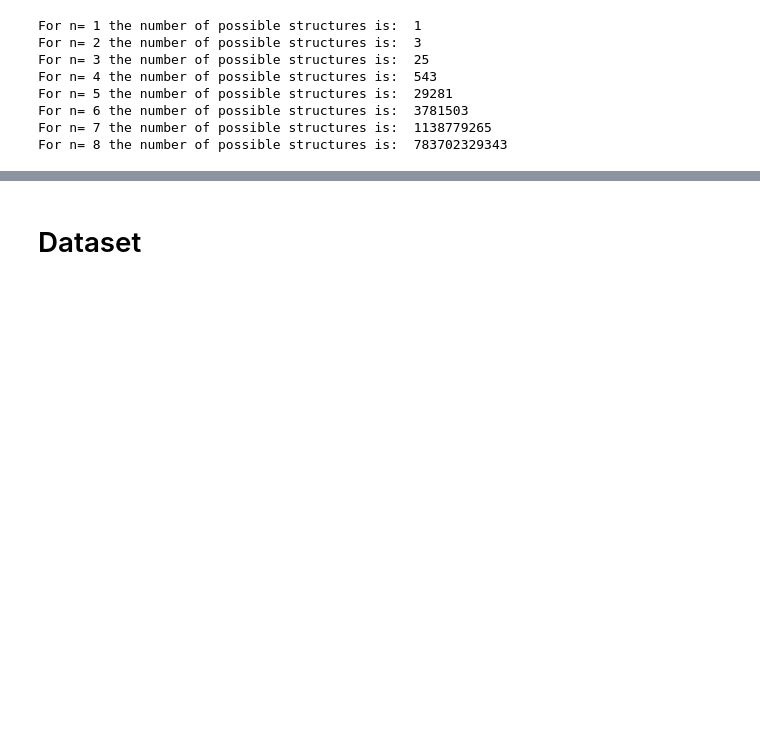
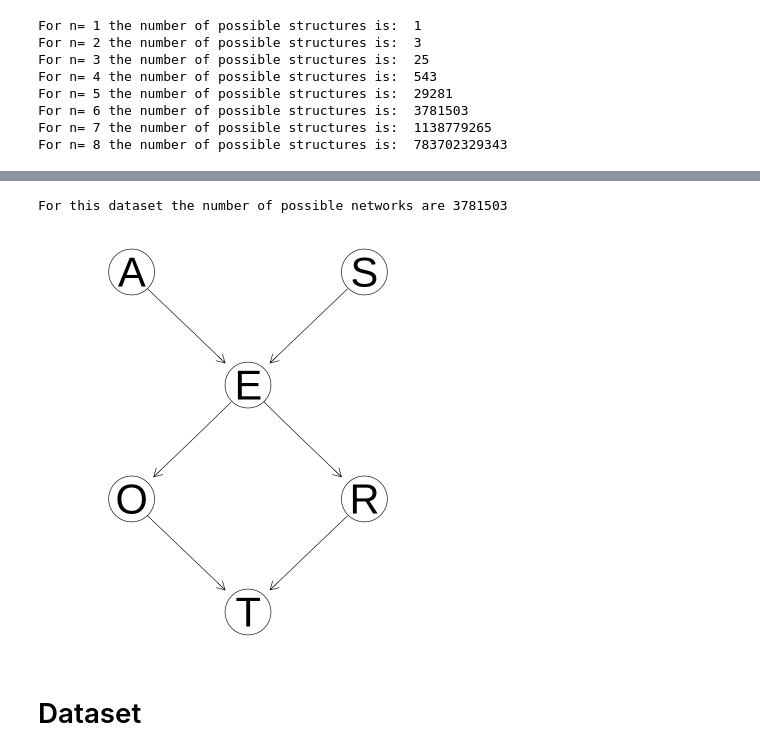
Before and after one commit to SaverioMonaco/k2Algorithm, a Jupyter notebook: project.ipynb, the cells around one changed output, grey strips where cells are left out. Drawn from its saved outputs; the diff is of its cells as text; code cells hidden in the pictures; blank space fills up the shorter version.

```diff
--- a/project.ipynb
+++ b/project.ipynb
@@ -47,3 +220,12 @@ For n= 8 the number of possible structures is:  783702329343
+# %%
+cat('For this dataset the number of possible networks are',n.networks.structure(length(nodes)))
+# %% [output]
+For this dataset the number of possible networks are 3781503
+# %%
+goal.bn <- model2network("[A][S][E|A:S][O|E][R|E][T|O:R]")
+graphviz.plot(goal.bn)
+# %% [output]
+[figure, added]
 # %% [markdown]
 # Dataset
 # %% [markdown]
```
Also changed, not shown: parts of 13 cells of this notebook, 3 other files.
